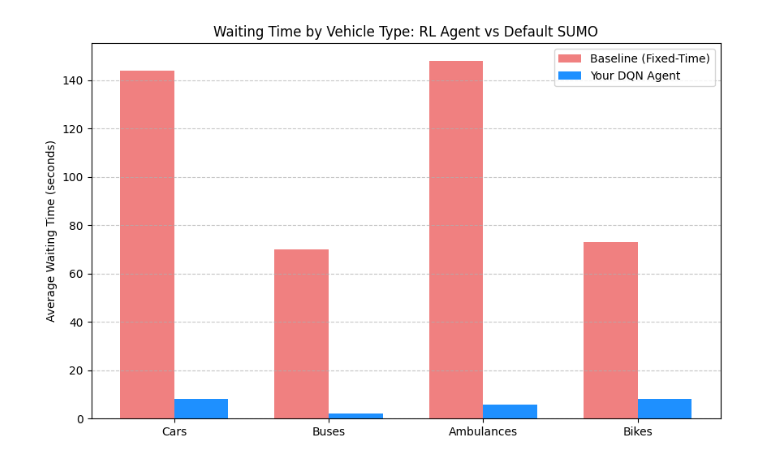
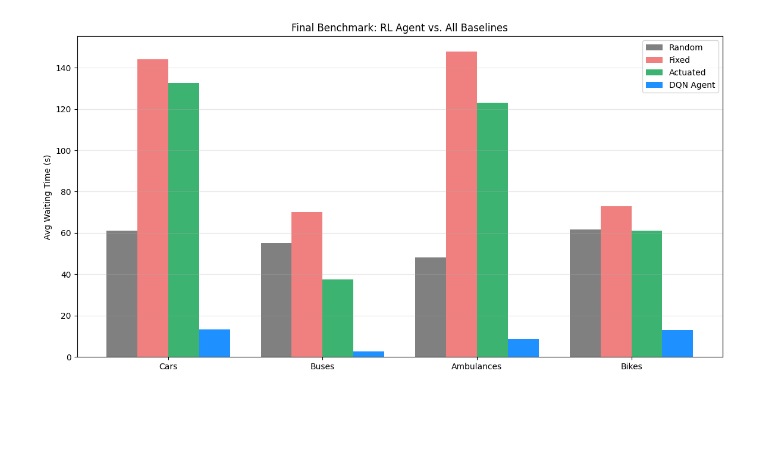
Before and after one commit to SivasankaranRS/Intelligent-Traffic-Signal-Control-using-Reinforcement-Learning, a Jupyter notebook: dqn/benchmark.ipynb, the cells around one changed output. Saved outputs shown, nothing was run; the diff lists cells and outputs as text; code cells hidden in the pictures; blank space fills up the shorter version.

Commit message:
updated benchmark

```diff
--- a/dqn/benchmark.ipynb
+++ b/dqn/benchmark.ipynb
@@ -237,55 +277,49 @@ Warning: Vehicle 'bike33' ends teleporting on edge '1445926305#2', time=1795.00.
 # %%
 import xml.etree.ElementTree as ET
 import matplotlib.pyplot as plt
 import numpy as np
 
 def analyze_tripinfo(file_path):
-    tree = ET.parse(file_path)
-    root = tree.getroot()
+    try:
+        tree = ET.parse(file_path)
+        root = tree.getroot()
+    except Exception:
+        return {k: 0 for k in ['my_car', 'my_bus', 'my_emergency', 'my_bike']}
 
-    # Updated to match the EXACT vType names in your XML
     wait_times = {'my_car': [], 'my_bus': [], 'my_emergency': [], 'my_bike': []}
-
     for trip in root.findall('tripinfo'):
         v_type = trip.get('vType')
-        wait_time = float(trip.get('waitingTime'))
+        if v_type in wait_times:
+            wait_times[v_type].append(float(trip.get('waitingTime')))
 
-        # Categorize the wait times
-        if v_type in wait_times:
-            wait_times[v_type].append(wait_time)
-        else:
-            print(f"Warning: Found unknown vehicle type '{v_type}'")
+    return {v: (sum(t)/len(t) if t else 0) for v, t in wait_times.items()}
 
-    # Calculate averages
-    avg_wait = {
-        v: (sum(times)/len(times) if len(times) > 0 else 0)
-        for v, times in wait_times.items()
-    }
-    return avg_wait
+# Parse all four results
+rl_metrics = analyze_tripinfo('results/rl_tripinfo.xml')
+fixed_metrics = analyze_tripinfo('results/baseline_tripinfo.xml')
+actuated_metrics = analyze_tripinfo('results/actuated_tripinfo.xml')
+random_metrics = analyze_tripinfo('results/random_tripinfo.xml')
 
-# Parse both files
-rl_metrics = analyze_tripinfo('rl_tripinfo.xml')
-base_metrics = analyze_tripinfo('baseline_tripinfo.xml')
-
-# --- Plot the Comparison ---
 labels = ['Cars', 'Buses', 'Ambulances', 'Bikes']
-rl_means = [rl_metrics['my_car'], rl_metrics['my_bus'], rl_metrics['my_emergency'], rl_metrics['my_bike']]
-base_means = [base_metrics['my_car'], base_metrics['my_bus'], base_metrics['my_emergency'], base_metrics['my_bike']]
+keys = ['my_car', 'my_bus', 'my_emergency', 'my_bike']
 
 x = np.arange(len(labels))
-width = 0.35
+width = 0.2
 
-fig, ax = plt.subplots(figsize=(10, 6))
-rects1 = ax.bar(x - width/2, base_means, width, label='Baseline (Fixed-Time)', color='lightcoral')
-rects2 = ax.bar(x + width/2, rl_means, width, label='Your DQN Agent', color='dodgerblue')
+fig, ax = plt.subplots(figsize=(14, 7))
 
-ax.set_ylabel('Average Waiting Time (seconds)')
-ax.set_title('Waiting Time by Vehicle Type: RL Agent vs Default SUMO')
+ax.bar(x - 1.5*width, [random_metrics[k] for k in keys], width, label='Random', color='gray')
+ax.bar(x - 0.5*width, [fixed_metrics[k] for k in keys], width, label='Fixed', color='lightcoral')
+ax.bar(x + 0.5*width, [actuated_metrics[k] for k in keys], width, label='Actuated', color='mediumseagreen')
+ax.bar(x + 1.5*width, [rl_metrics[k] for k in keys], width, label='DQN Agent', color='dodgerblue')
+
+ax.set_ylabel('Avg Waiting Time (s)')
+ax.set_title('Final Benchmark: RL Agent vs. All Baselines')
 ax.set_xticks(x)
 ax.set_xticklabels(labels)
 ax.legend()
 
-plt.grid(axis='y', linestyle='--', alpha=0.7)
+plt.grid(axis='y', alpha=0.3)
 plt.show()
 # %% [output]
-[figure, old version]
+[figure, new version]
```
Also changed, not shown: parts of 6 cells of this notebook, 11 other files.
